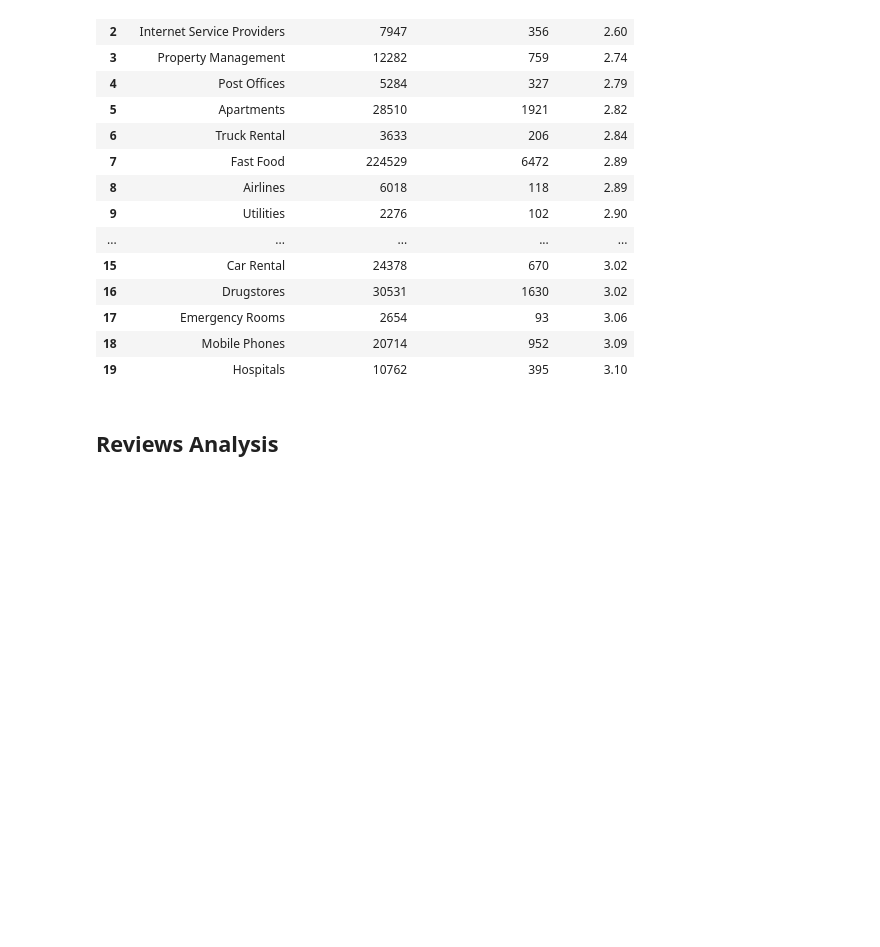
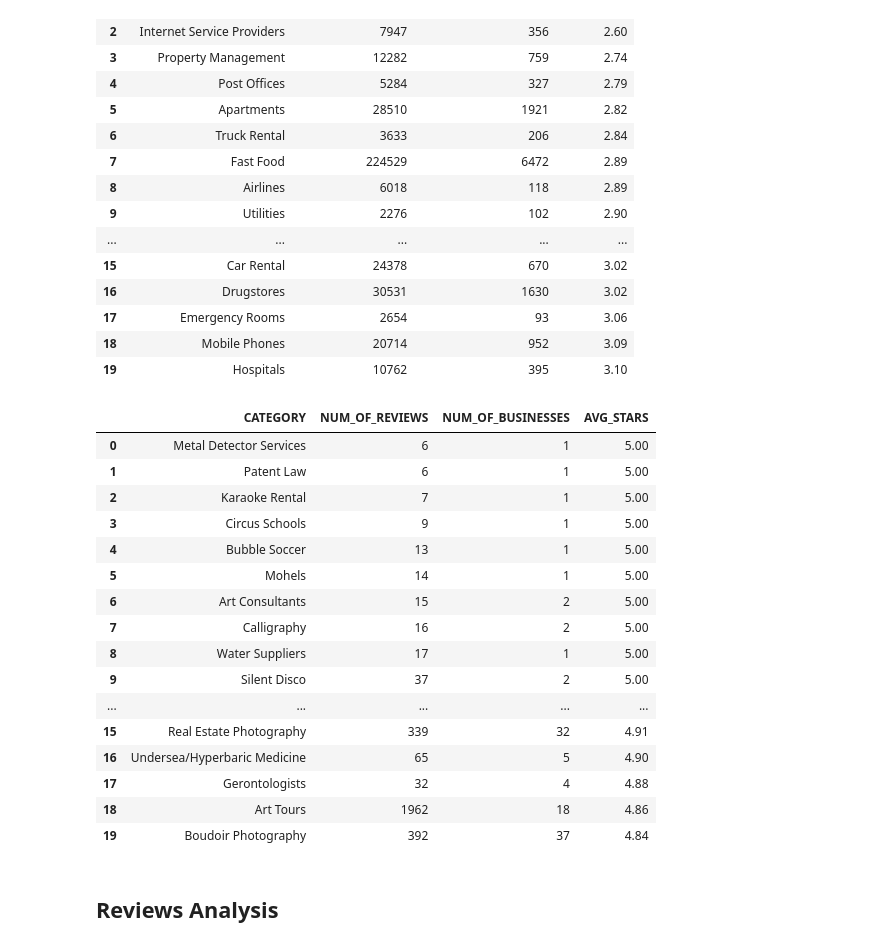
Before and after one commit to KeeganDavis/data-projects, a Jupyter notebook: yelp-reviews/notebooks/sql_queries.ipynb, the cells around one changed output. Saved outputs shown, nothing was run; the diff lists cells and outputs as text; code cells hidden in the pictures; blank space fills up the shorter version.

```diff
--- a/yelp-reviews/notebooks/sql_queries.ipynb
+++ b/yelp-reviews/notebooks/sql_queries.ipynb
@@ -305,6 +268,43 @@ display(df)
 | 17 | Emergency Rooms | 2654 | 93 | 3.06 |
 | 18 | Mobile Phones | 20714 | 952 | 3.09 |
 | 19 | Hospitals | 10762 | 395 | 3.10 |
+# %%
+# Categories with high stars and low engagement
+df = cur.execute('''
+                 WITH cte AS (
+                    -- split the categories column so each business has a row for each category it has
+                    SELECT business_id, stars, review_count,
+                    TRIM(A.value) AS category
+                    FROM yelp_businesses,
+                    LATERAL SPLIT_TO_TABLE(categories, ',') A
+                )
+
+                SELECT category, SUM(review_count) AS num_of_reviews, COUNT(DISTINCT business_id) AS num_of_businesses, ROUND(AVG(stars), 2) AS avg_stars
+                FROM cte
+                GROUP BY 1
+                ORDER BY 4 DESC, 2
+                LIMIT 20;
+                 ''').fetch_pandas_all()
+
+display(df)
+# %% [output]
+|  | CATEGORY | NUM_OF_REVIEWS | NUM_OF_BUSINESSES | AVG_STARS |
+| 0 | Metal Detector Services | 6 | 1 | 5.00 |
+| 1 | Patent Law | 6 | 1 | 5.00 |
+| 2 | Karaoke Rental | 7 | 1 | 5.00 |
+| 3 | Circus Schools | 9 | 1 | 5.00 |
+| 4 | Bubble Soccer | 13 | 1 | 5.00 |
+| 5 | Mohels | 14 | 1 | 5.00 |
+| 6 | Art Consultants | 15 | 2 | 5.00 |
+| 7 | Calligraphy | 16 | 2 | 5.00 |
+| 8 | Water Suppliers | 17 | 1 | 5.00 |
+| 9 | Silent Disco | 37 | 2 | 5.00 |
+| ... | ... | ... | ... | ... |
+| 15 | Real Estate Photography | 339 | 32 | 4.91 |
+| 16 | Undersea/Hyperbaric Medicine | 65 | 5 | 4.90 |
+| 17 | Gerontologists | 32 | 4 | 4.88 |
+| 18 | Art Tours | 1962 | 18 | 4.86 |
+| 19 | Boudoir Photography | 392 | 37 | 4.84 |
 # %% [markdown]
 ## Reviews Analysis
 # %% [markdown]
```
Also changed, not shown: parts of 9 cells of this notebook.
